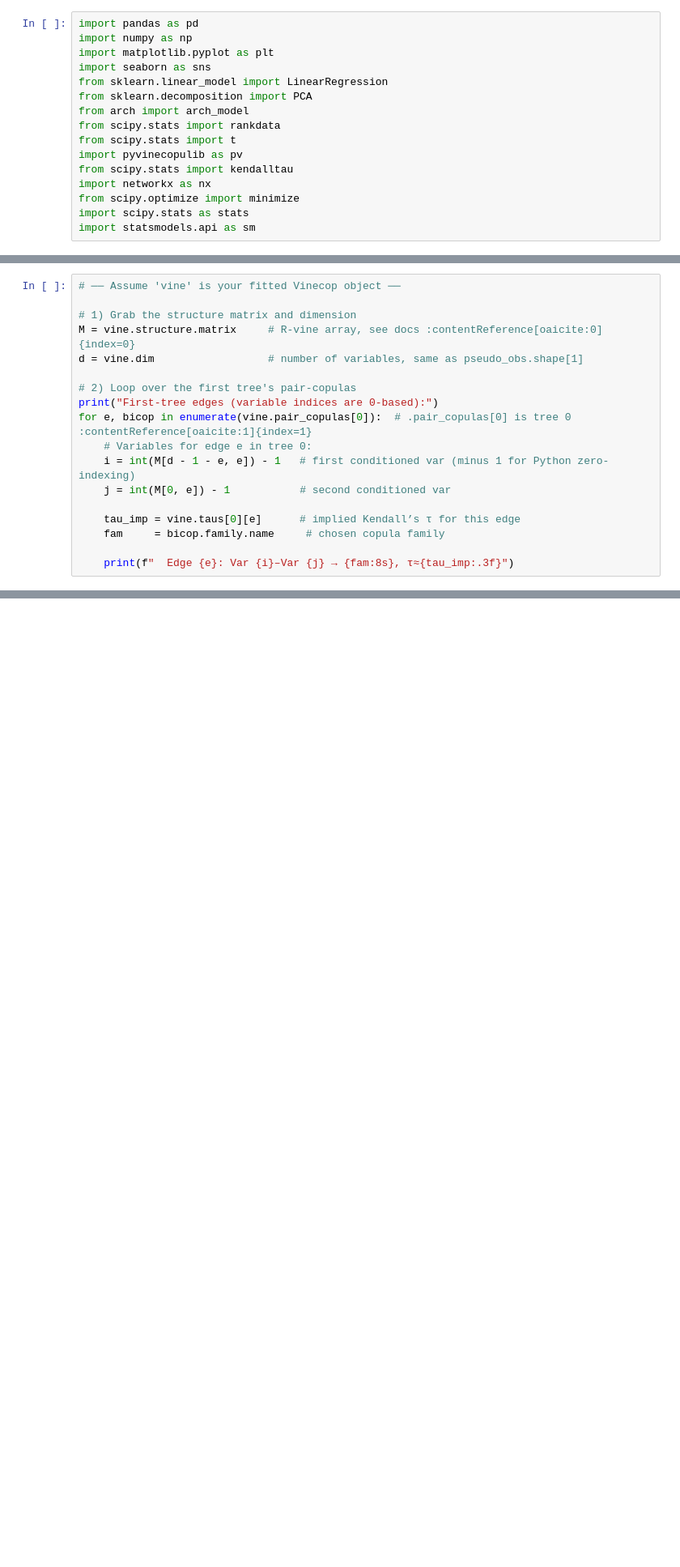
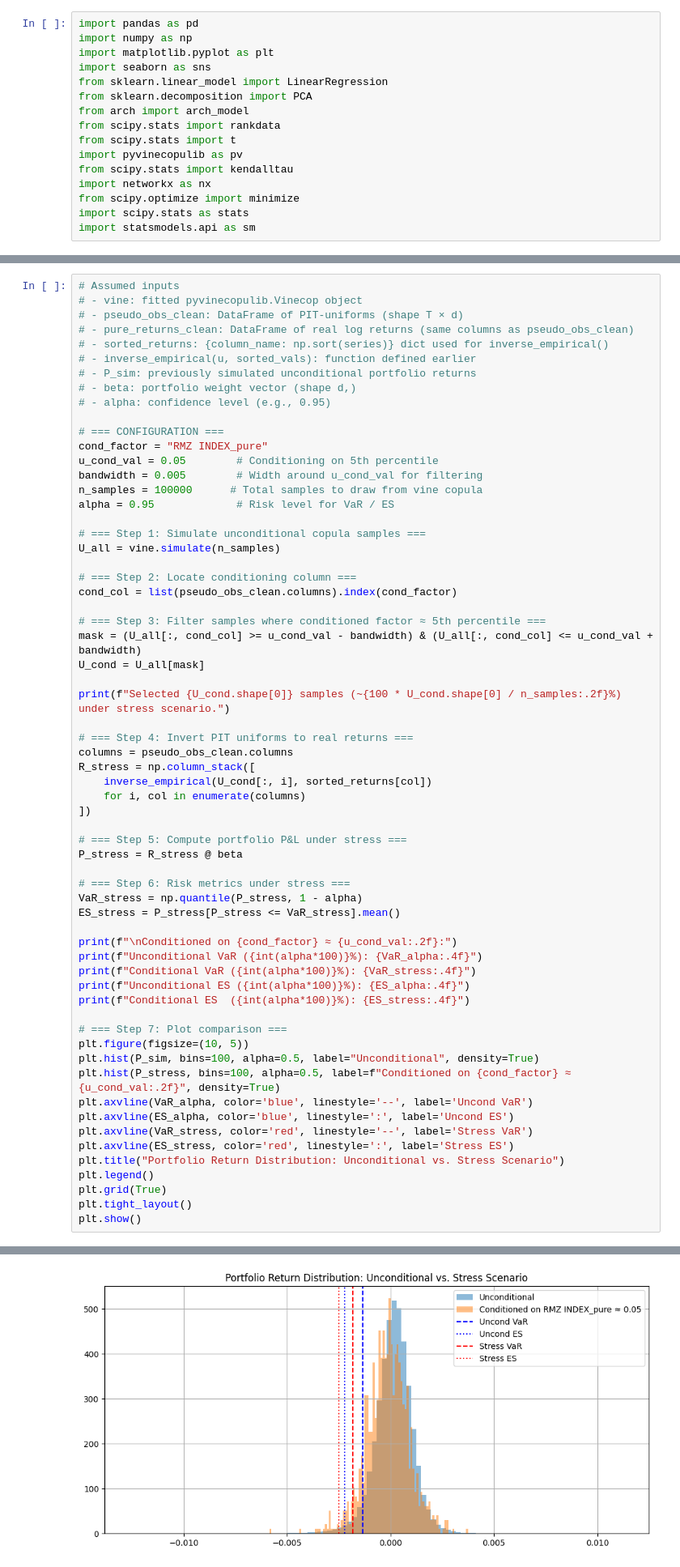
Before and after one commit to ishaan-mah/vine-copulas, a Jupyter notebook: Data/Code.ipynb, the cells around one changed output, grey strips where cells are left out. Shown at 81% size. Drawn from its saved outputs; the diff is of its cells as text; blank space fills up the shorter version.

```diff
--- a/Data/Code.ipynb
+++ b/Data/Code.ipynb
@@ -229,18 +169,0 @@ Vine visualization
-# %%
-# ── Assume 'vine' is your fitted Vinecop object ──
-
-# 1) Grab the structure matrix and dimension
-M = vine.structure.matrix     # R-vine array, see docs :contentReference[oaicite:0]{index=0}
-d = vine.dim                  # number of variables, same as pseudo_obs.shape[1]
-
-# 2) Loop over the first tree's pair-copulas
-print("First‐tree edges (variable indices are 0‐based):")
-for e, bicop in enumerate(vine.pair_copulas[0]):  # .pair_copulas[0] is tree 0 :contentReference[oaicite:1]{index=1}
-    # Variables for edge e in tree 0:
-    i = int(M[d - 1 - e, e]) - 1   # first conditioned var (minus 1 for Python zero‐indexing)
-    j = int(M[0, e]) - 1           # second conditioned var
-
-    tau_imp = vine.taus[0][e]      # implied Kendall’s τ for this edge
-    fam     = bicop.family.name     # chosen copula family
-
-    print(f"  Edge {e}: Var {i}–Var {j} → {fam:8s}, τ≈{tau_imp:.3f}")
@@ -391,0 +287,64 @@ Created in <span style='font-weight:600;margin-left:4px;'>Deepnote</span></a>
+# %%
+# Assumed inputs
+# - vine: fitted pyvinecopulib.Vinecop object
+# - pseudo_obs_clean: DataFrame of PIT-uniforms (shape T × d)
+# - pure_returns_clean: DataFrame of real log returns (same columns as pseudo_obs_clean)
+# - sorted_returns: {column_name: np.sort(series)} dict used for inverse_empirical()
+# - inverse_empirical(u, sorted_vals): function defined earlier
+# - P_sim: previously simulated unconditional portfolio returns
+# - beta: portfolio weight vector (shape d,)
+# - alpha: confidence level (e.g., 0.95)
+
+# === CONFIGURATION ===
+cond_factor = "RMZ INDEX_pure"
+u_cond_val = 0.05        # Conditioning on 5th percentile
+bandwidth = 0.005        # Width around u_cond_val for filtering
+n_samples = 100000      # Total samples to draw from vine copula
+alpha = 0.95             # Risk level for VaR / ES
+
+# === Step 1: Simulate unconditional copula samples ===
+U_all = vine.simulate(n_samples)
+
+# === Step 2: Locate conditioning column ===
+cond_col = list(pseudo_obs_clean.columns).index(cond_factor)
+
+# === Step 3: Filter samples where conditioned factor ≈ 5th percentile ===
+mask = (U_all[:, cond_col] >= u_cond_val - bandwidth) & (U_all[:, cond_col] <= u_cond_val + bandwidth)
+U_cond = U_all[mask]
+
+print(f"Selected {U_cond.shape[0]} samples (~{100 * U_cond.shape[0] / n_samples:.2f}%) under stress scenario.")
+
+# === Step 4: Invert PIT uniforms to real returns ===
+columns = pseudo_obs_clean.columns
+R_stress = np.column_stack([
+    inverse_empirical(U_cond[:, i], sorted_returns[col])
+    for i, col in enumerate(columns)
+])
+
+# === Step 5: Compute portfolio P&L under stress ===
+P_stress = R_stress @ beta
+
+# === Step 6: Risk metrics under stress ===
+VaR_stress = np.quantile(P_stress, 1 - alpha)
+ES_stress = P_stress[P_stress <= VaR_stress].mean()
+
+print(f"\nConditioned on {cond_factor} ≈ {u_cond_val:.2f}:")
+print(f"Unconditional VaR ({int(alpha*100)}%): {VaR_alpha:.4f}")
+print(f"Conditional VaR ({int(alpha*100)}%): {VaR_stress:.4f}")
+print(f"Unconditional ES ({int(alpha*100)}%): {ES_alpha:.4f}")
+print(f"Conditional ES  ({int(alpha*100)}%): {ES_stress:.4f}")
+
+# === Step 7: Plot comparison ===
+plt.figure(figsize=(10, 5))
+plt.hist(P_sim, bins=100, alpha=0.5, label="Unconditional", density=True)
+plt.hist(P_stress, bins=100, alpha=0.5, label=f"Conditioned on {cond_factor} ≈ {u_cond_val:.2f}", density=True)
+plt.axvline(VaR_alpha, color='blue', linestyle='--', label='Uncond VaR')
+plt.axvline(ES_alpha, color='blue', linestyle=':', label='Uncond ES')
+plt.axvline(VaR_stress, color='red', linestyle='--', label='Stress VaR')
+plt.axvline(ES_stress, color='red', linestyle=':', label='Stress ES')
+plt.title("Portfolio Return Distribution: Unconditional vs. Stress Scenario")
+plt.legend()
+plt.grid(True)
+plt.tight_layout()
+plt.show()
+# %% [output]
@@ -391,0 +358 @@ Created in <span style='font-weight:600;margin-left:4px;'>Deepnote</span></a>
+[figure, added]
```
Also changed, not shown: parts of 16 cells of this notebook, 2 other files.
